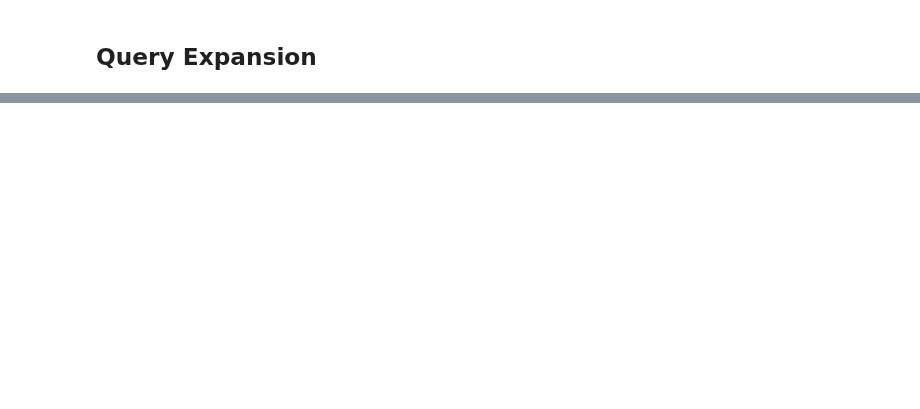
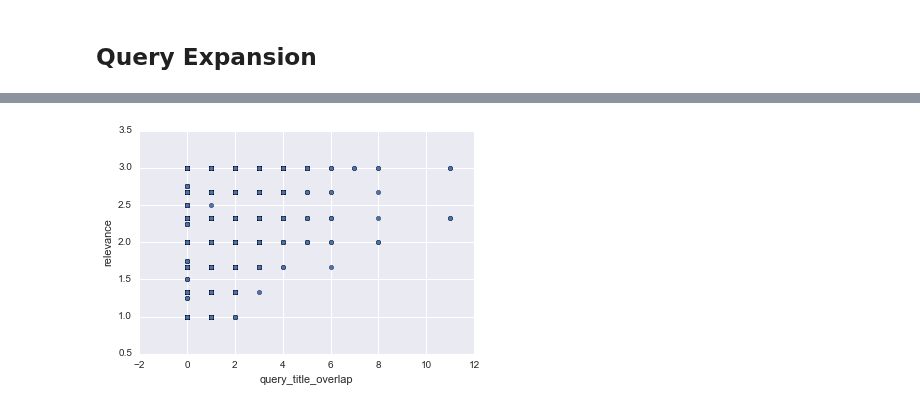
Before and after one commit to numb3r33/Kaggle-Competitions, a Jupyter notebook: Home-Depot/notebooks/Home-Depot-Analysis.ipynb, the cells around one changed output, grey strips where cells are left out. Drawn from its saved outputs; the diff is of its cells as text; code cells hidden in the pictures; blank space fills up the shorter version.

```diff
--- a/Home-Depot/notebooks/Home-Depot-Analysis.ipynb
+++ b/Home-Depot/notebooks/Home-Depot-Analysis.ipynb
@@ -265,0 +289,4 @@ array([ 'Angle Strong-Tie in. Simpson Everbilt Zinc-Plated Brace Galvanized Corn
+# %%
+train.plot(kind='scatter', x = 'query_title_overlap', y = 'relevance');
+# %% [output]
+[figure, added]
```
Also changed, not shown: parts of 16 cells of this notebook, 2 other files.
